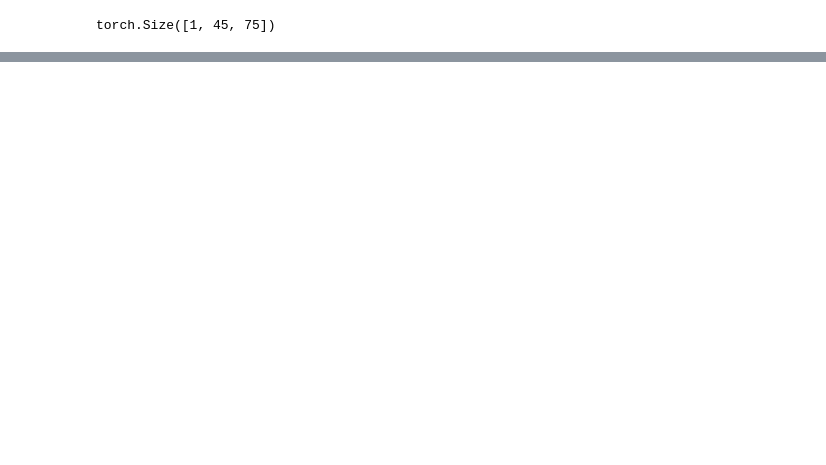
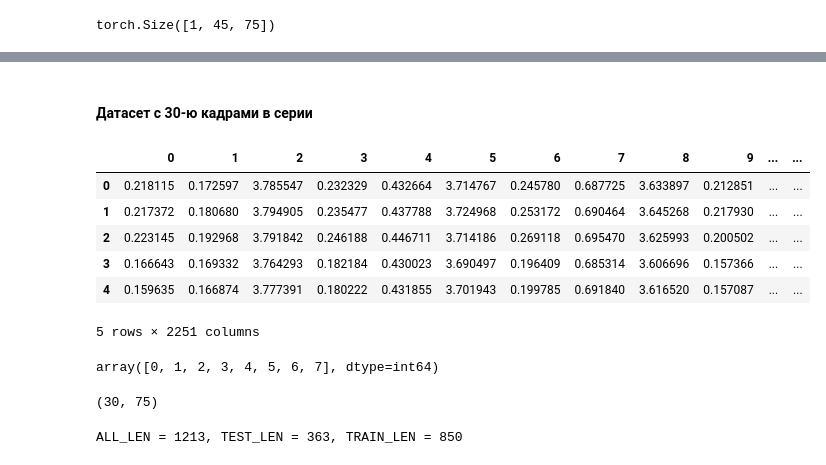
Before and after one commit to PlatinS/DataScience, a Jupyter notebook: PyTorch_Lesson2.ipynb, the cells around one changed output, grey strips where cells are left out. Drawn from its saved outputs; the diff is of its cells as text; code cells hidden in the pictures; blank space fills up the shorter version.

```diff
--- a/PyTorch_Lesson2.ipynb
+++ b/PyTorch_Lesson2.ipynb
@@ -224,0 +242,18 @@ Epoch : 783 iter : 10 (39m 52s) 0.001796 | clapping ✓
+# %% [markdown]
+#### Датасет с 30-ю кадрами в серии
+# %%
+skeletons = pd.read_csv("test_skels_30.csv")
+# %%
+skeletons.head()
+# %% [output]
+|  | 0 | 1 | 2 | 3 | 4 | 5 | 6 | 7 | 8 | 9 | ... | ... |
+| 0 | 0.218115 | 0.172597 | 3.785547 | 0.232329 | 0.432664 | 3.714767 | 0.245780 | 0.687725 | 3.633897 | 0.212851 | ... | ... |
+| 1 | 0.217372 | 0.180680 | 3.794905 | 0.235477 | 0.437788 | 3.724968 | 0.253172 | 0.690464 | 3.645268 | 0.217930 | ... | ... |
+| 2 | 0.223145 | 0.192968 | 3.791842 | 0.246188 | 0.446711 | 3.714186 | 0.269118 | 0.695470 | 3.625993 | 0.200502 | ... | ... |
+| 3 | 0.166643 | 0.169332 | 3.764293 | 0.182184 | 0.430023 | 3.690497 | 0.196409 | 0.685314 | 3.606696 | 0.157366 | ... | ... |
+| 4 | 0.159635 | 0.166874 | 3.777391 | 0.180222 | 0.431855 | 3.701943 | 0.199785 | 0.691840 | 3.616520 | 0.157087 | ... | ... |
+5 rows × 2251 columns
+# %%
+skeletons.labels.unique()
+# %% [output]
+array([0, 1, 2, 3, 4, 5, 6, 7], dtype=int64)
@@ -224,0 +279,13 @@ Epoch : 783 iter : 10 (39m 52s) 0.001796 | clapping ✓
+# %%
+skel.shape
+# %% [output]
+(30, 75)
+# %%
+ALL_LEN = len(dataset)
+# 30% - тестовые данные
+TEST_LEN  = int(0.3 * ALL_LEN)
+# 70% - тренировочные данные
+TRAIN_LEN = ALL_LEN - TEST_LEN
+print(f'ALL_LEN = {ALL_LEN}, TEST_LEN = {TEST_LEN}, TRAIN_LEN = {TRAIN_LEN}')
+# %% [output]
+ALL_LEN = 1213, TEST_LEN = 363, TRAIN_LEN = 850
```
Also changed, not shown: parts of 24 cells of this notebook.
